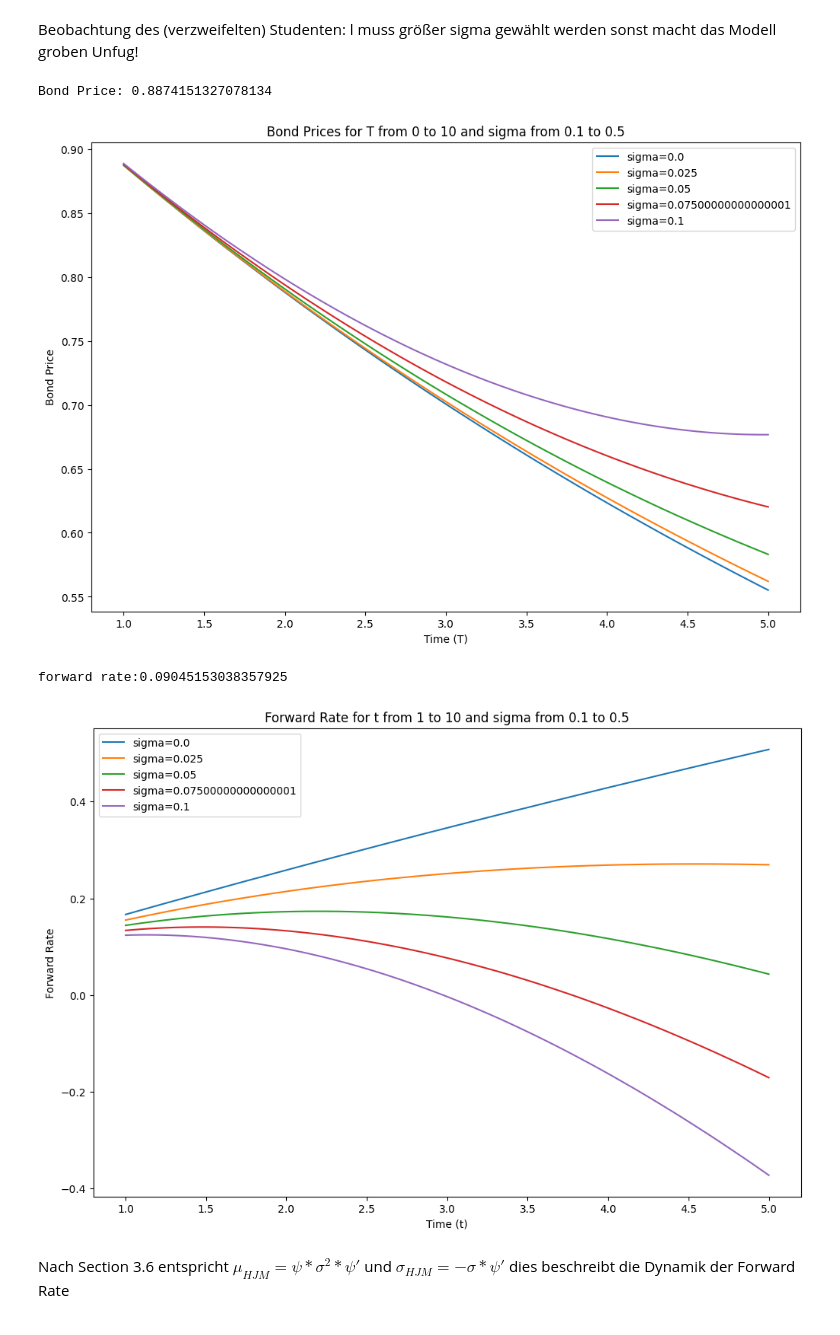
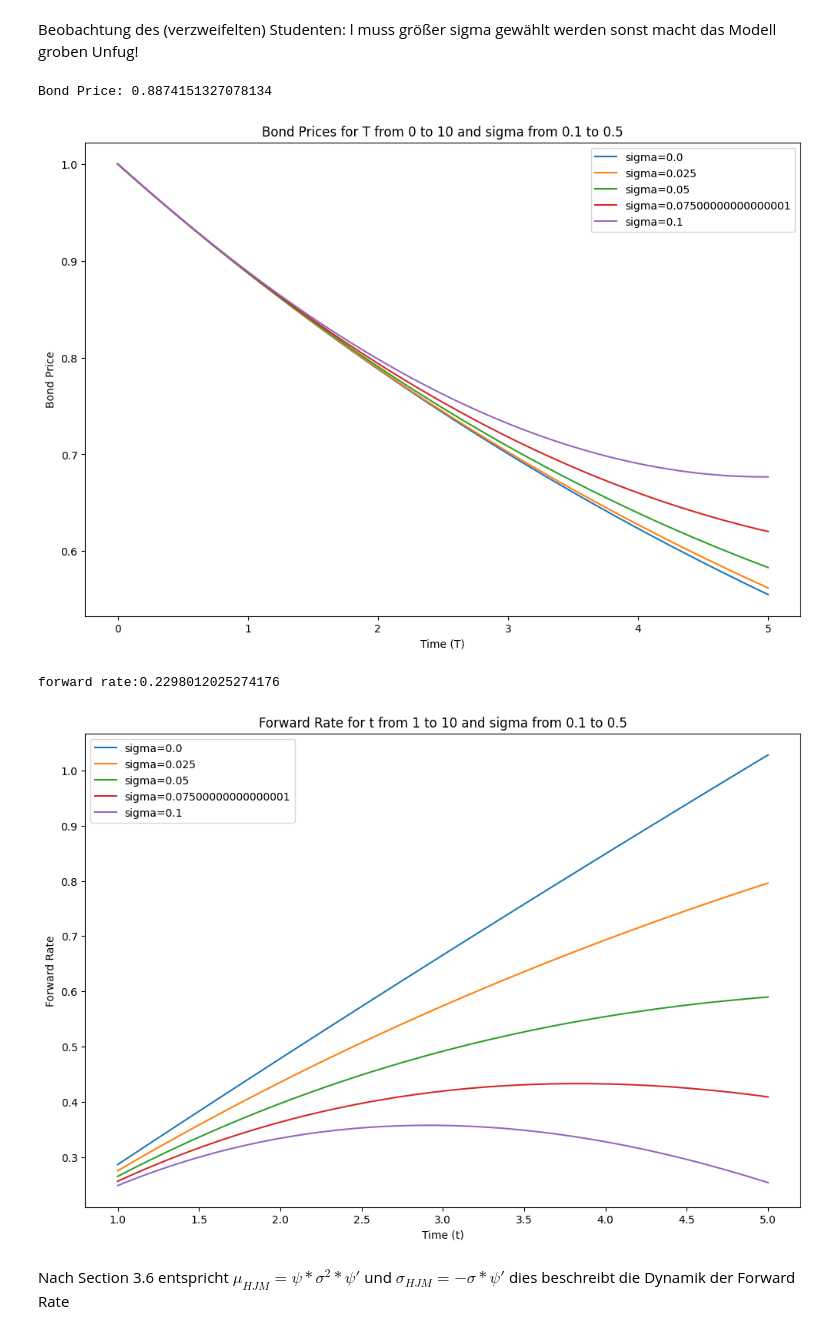
Before and after one commit to lukasr2k/Black-Scholes, a Jupyter notebook: HullWhiteExtension.ipynb, the cells around one changed output. Cells and saved outputs as stored; diff of their text form; code cells hidden in the pictures.

```diff
--- a/HullWhiteExtension.ipynb
+++ b/HullWhiteExtension.ipynb
@@ -197,9 +196,9 @@ l = 0.1
 lamda= 1
 N=1000
 
-def bond_price(T, l, beta, sigma, X_0, f_1):
-    def PHI_y(t, sigma, beta):
-        return (sigma**2 / (4 * beta**3)) * (2 * beta * t - 4 * np.exp(beta * t) + 3 + np.exp(2 * beta * t))
+def bond_price(T, l, beta, sigma, X_0, f_1,lamda):
+    def PHI_y(t, sigma, beta,lbd):
+        return lamda*(sigma**2 / (4 * beta**3)) * (2 * beta * t - 4 * np.exp(beta * t) + 3 + np.exp(2 * beta * t))
 
     def PSI_y(t, beta):
         return (1 / beta) * (1 - np.exp(beta * t))
@@ -207,27 +206,27 @@ def bond_price(T, l, beta, sigma, X_0, f_1):
     def theta(sigma, beta, t, f_1):
         return f_1 + (sigma**2 / (2 * -1*beta)) * (1 - np.exp(2*beta * t))
 
-    def integrand(s, T, sigma, beta, f_1):
-        return theta(sigma, beta, s, f_1) * PHI_y(T - s, sigma, beta)
+    def integrand(s, T, sigma, beta, f_1,lbd):
+        return theta(sigma, beta, s, f_1) * PHI_y(T - s, sigma, beta,lbd)
 
-    integral = integrate.quad(lambda s: integrand(s, T, sigma, beta, f_1), 0, T)
+    integral = integrate.quad(lambda s: integrand(s, T, sigma, beta, f_1,lamda), 0, T)
     a = -l * T
-    b = PHI_y(T, sigma, beta)
+    b = PHI_y(T, sigma, beta, lamda)
     c = PSI_y(T, beta) * X_0
     bond1 = np.exp(a + b + c + integral[0])
     return bond1
 
-bond1 = bond_price(T, l, beta , sigma, X_0, f_1)
+bond1 = bond_price(T, l, beta , sigma, X_0, f_1,lamda)
 print(f"Bond Price: {bond1}")
 
 # Plot the bond prices for T from 0 to 10 and sigma from 0.1 to 0.5
-T_values = np.linspace(1, 5, 100)
+T_values = np.linspace(0, 5, 100)
 sigma_values = np.linspace(0, 0.1, 5)
 
 plt.figure(figsize=(12, 8))
 
 for sigma in sigma_values:
-    bond_prices = [bond_price(T, l, beta, sigma, X_0, f_1) for T in T_values]
+    bond_prices = [bond_price(T, l, beta, sigma, X_0, f_1,lamda) for T in T_values]
 
     plt.plot(T_values, bond_prices, label=f'sigma={sigma}')
 
@@ -238,8 +237,11 @@ plt.legend()
 plt.show()
 # %% [output]
 Bond Price: 0.8874151327078134
-[figure, old version]
+[figure, new version]
 # %%
+
+
+from attr import s
 
 
 T=1
@@ -248,56 +250,59 @@ sigma = 0.2
 beta = -0.05
 X_0 = 0.02
 l = 0.05
-lamda= 0.2
+lamda= 1
 N=1000
 
 def forward_rate(T, l, beta , sigma, X_0,f_1):
-    def phi_y_derivative(t: float, sigma: float, beta: float) -> float:
+    def phi_y_derivative(t: float, sigma: float, beta: float,lbd:float) -> float:
         """
         Compute the derivative of Phi_y(t).
         """
         term1 = 2
         term2 = -4 * np.exp(beta * t)
         term3 = 2 * np.exp(2 * beta * t)
-        return (sigma / (4 * beta**2)) * (term1 + term2 + term3)
+        return (lbd*sigma / (4 * beta**2)) * (term1 + term2 + term3)
 
-    def psi_y_derivative(t: float, beta: float) -> float:
+    def tau(T,s):
+        return T-s
+
+    def psi_y_derivative(t: float, beta: float, lbd:float) -> float:
         """
         Compute the derivative of Psi_y(t).
         """
-        return -np.exp(beta * t)
+        return -np.exp(beta * t)-lbd
 
     def theta(sigma, beta, t, f_1):
         return f_1 + (sigma**2 / (2 * -beta)) * (1 - np.exp(2*beta * t))
 
-    def integrand(T,s,beta, sigma,f_1):
-        return theta(sigma, beta, s, f_1) * psi_y_derivative(T - s, beta)
+    def integrand(T,s,beta, sigma,f_1,lamda):
+        return theta(sigma, beta, s, f_1) * psi_y_derivative(T - s, beta,lamda)
 
-    integral_result = integrate.quad(lambda s: integrand(T, s, beta, sigma,f_1), 0, T)
+    integral_result = integrate.quad(lambda s: integrand(T, s, beta, sigma,f_1,lamda), 0, T)
 
-    result = (l - integral_result[0] - phi_y_derivative(T, sigma, beta) - psi_y_derivative(T, beta)* X_0)
+    result = (l - integral_result[0] - phi_y_derivative(T, sigma, beta,lamda) - psi_y_derivative(T, beta, lamda)* X_0)
     return result
 result = forward_rate(T, l, beta, sigma, X_0, f_1)
 print(f"forward rate:{result}")
 
 # Plot the forward rate for t from 1 to 10 and sigma from 0.1 to 0.5
 t_values = np.linspace(1, 5, 100)
 sigma_values = np.linspace(0, 0.1, 5)
 
 plt.figure(figsize=(12, 8))
 
 for sigma in sigma_values:
     forward_rates = [forward_rate(t, l, beta, sigma, X_0, f_1) for t in t_values]
     plt.plot(t_values, forward_rates, label=f'sigma={sigma}')
 
 plt.xlabel('Time (t)')
 plt.ylabel('Forward Rate')
 plt.title('Forward Rate for t from 1 to 10 and sigma from 0.1 to 0.5')
 plt.legend()
 plt.show()
 # %% [output]
-forward rate:0.09045153038357925
+forward rate:0.2298012025274176
-[figure, old version]
+[figure, new version]
 # %% [markdown]
 Nach Section 3.6 entspricht $\mu_{HJM}=\psi*\sigma^2*\psi'$  und $\sigma_{HJM}=-\sigma*\psi'$ dies beschreibt die Dynamik der Forward Rate
 # %%
```
Also changed, not shown: parts of 5 cells of this notebook.
